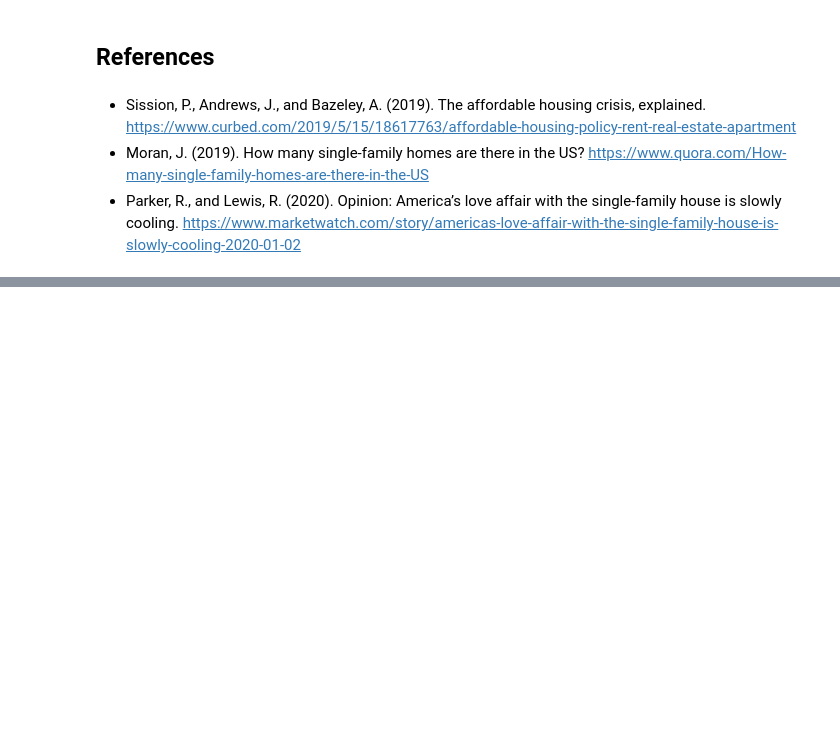
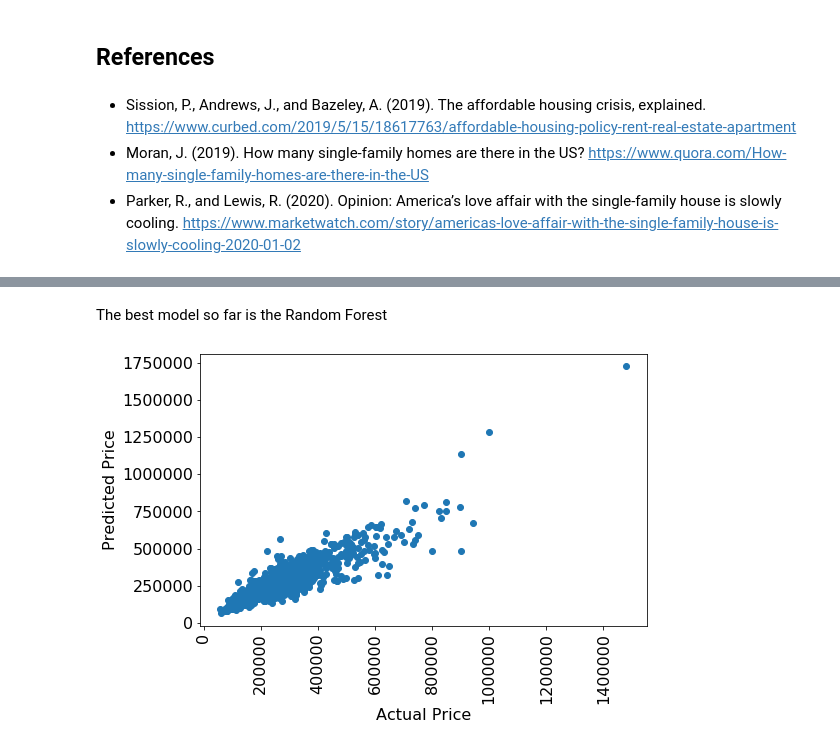
Before and after one commit to gassergalalali/MST-IST-5520-SP2020-Group-7, a Jupyter notebook: Milestone 3/Project Report - Milestone 3.ipynb, the cells around one changed output, grey strips where cells are left out. Drawn from its saved outputs; the diff is of its cells as text; code cells hidden in the pictures; blank space fills up the shorter version.

```diff
--- a/Milestone 3/Project Report - Milestone 3.ipynb
+++ b/Milestone 3/Project Report - Milestone 3.ipynb
@@ -131,0 +556,15 @@ Dimension Reduction and Principal Component Analysis is shown [at this link](htt
+# %%
+rf2 = RandomForestRegressor()
+# %%
+# Use a 5-fold cross-validation
+grid_rf = GridSearchCV(rf2, parameters, cv=5)
+# %%
+import time
+start = time.time()
+print('Time Sart:'+ time.strftime("%m/%d/%Y %H:%M:%S"))
+
+grid_rf.fit(train_X_scale,train_y)
+
+end = time.time()
+print('Time End:'+ time.strftime("%m/%d/%Y %H:%M:%S"))
+print('Execution Time (Seconds):' + str(end - start))
@@ -131,0 +585,9 @@ Dimension Reduction and Principal Component Analysis is shown [at this link](htt
+# %%
+rf_final.fit(train_X_scale,train_y)
+# Predict on test set
+pred_y_rf_final = grid_rf.predict(test_X_scale)
+print('Mean Absolute Error is',metrics.mean_absolute_error(test_y, pred_y_rf_final))
+print('Mean Squared Error is',metrics.mean_squared_error(test_y, pred_y_rf_final))
+print('R-squared is',metrics.r2_score(test_y, pred_y_rf_final))
+print('Root Mean Squared Error is',np.sqrt(metrics.mean_squared_error(test_y, pred_y_rf_final)))
+print('Mean Absolute Percentage Error is',np.mean(np.abs(pred_y_rf_final - test_y)/np.abs(test_y)))
@@ -131,0 +1027,12 @@ Dimension Reduction and Principal Component Analysis is shown [at this link](htt
+# %% [markdown]
+The best model so far is the Random Forest
+# %%
+plt.figure(figsize=(8,5))
+plt.scatter(test_y, pred_y_rf_final)
+plt.xlabel('Actual Price',fontsize=16)
+plt.ylabel('Predicted Price',fontsize=16)
+plt.xticks(fontsize=16,rotation=90)
+plt.yticks(fontsize=16)
+plt.show()
+# %% [output]
+[figure, added]
```
Also changed, not shown: parts of 133 cells of this notebook, 4 other files.
